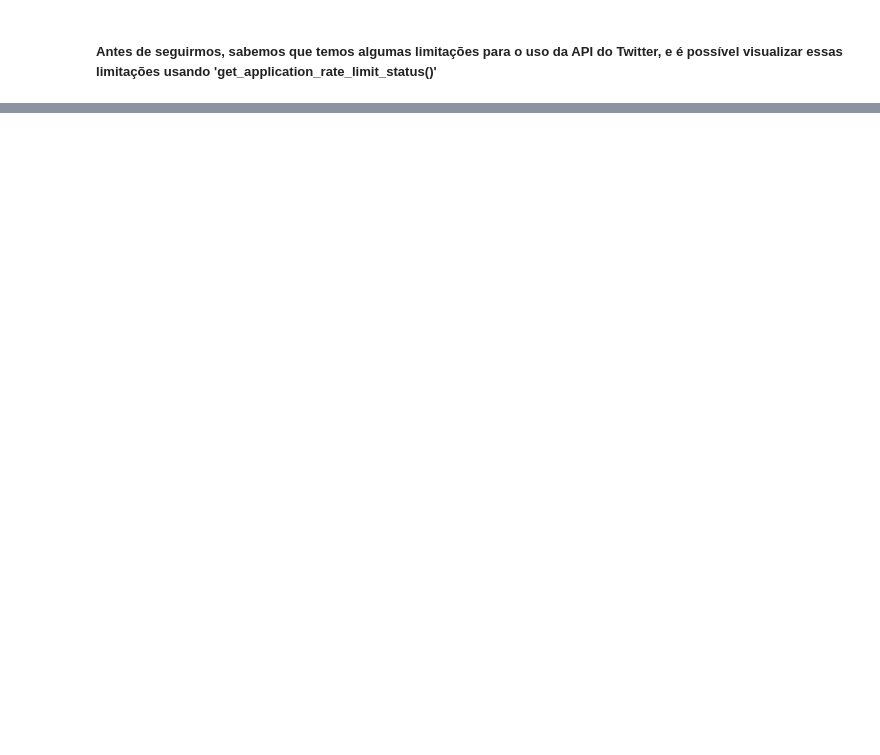
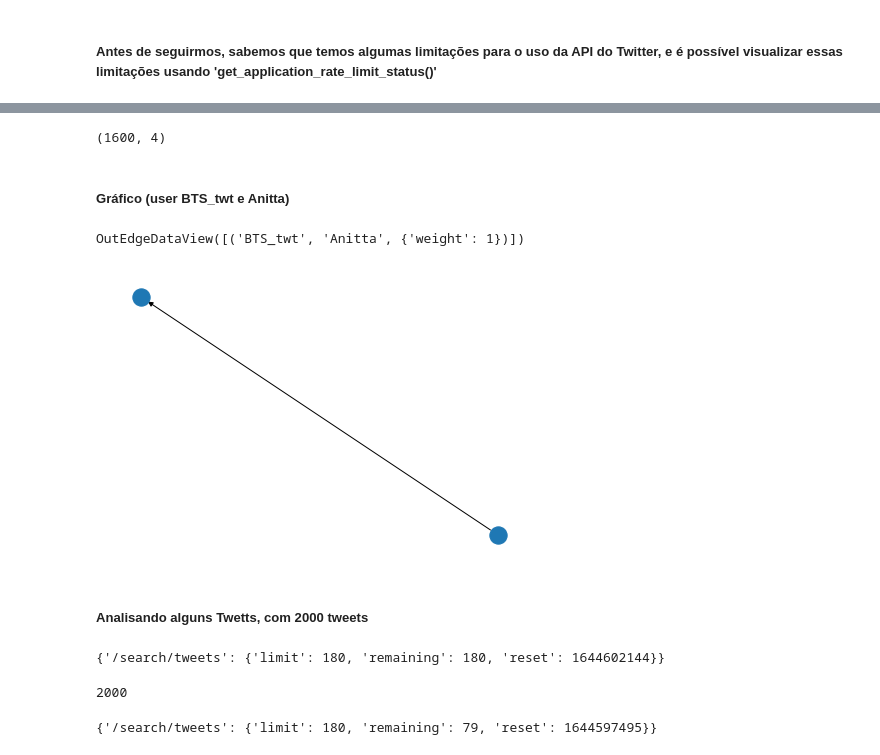
Before and after one commit to alicesbarros/NetworkAnalysis_TwitterAPI, a Jupyter notebook: API_Twitter.ipynb, the cells around one changed output, grey strips where cells are left out. Saved outputs shown, nothing was run; the diff lists cells and outputs as text; code cells hidden in the pictures; blank space fills up the shorter version.

```diff
--- a/API_Twitter.ipynb
+++ b/API_Twitter.ipynb
@@ -43,8 +71,8 @@ rkive.close()
 # %% [markdown]
 Em seguida, vamos usar o Twython para imprimir um URL clicável, que é um link único e só poderemos usar uma vez, visto que ele vai nos direcionar para o PIN de verificação, que será fornecido e usado para as próximas execuções.
 # %%
-twt_API = Twython(API_KEY, API_SECRET_KEY)
+twitterAPI = Twython(API_KEY, API_SECRET_KEY)
 
-tokens_autenticacao = twt_API.get_authentication_tokens()
+tokens_autenticacao = twitterAPI.get_authentication_tokens()
 print(tokens_autenticacao['auth_url'])
 # %% [output]
@@ -53,13 +81,13 @@ https://api.twitter.com/oauth/authenticate?oauth_token=O6vLiwAAAAABYoMUAAABfuBmk
 ##### Autorizando o aplicativo com o PIN de verificação, obtido no URL clicável acima:
 # %%
 # Usar o PIN que foi fornecido no link acima.
-PIN = '7363820'
+PIN = '7788143'
 
-API_twt = Twython(API_KEY, API_SECRET_KEY,
+twitterAPI = Twython(API_KEY, API_SECRET_KEY,
                   tokens_autenticacao['oauth_token'],
                   tokens_autenticacao['oauth_token_secret'])
 
-tokens_autorizados = API_twt.get_authorized_tokens(PIN)
+tokens_autorizados = twitterAPI.get_authorized_tokens(PIN)
 # %% [markdown]
 ##### ...
 Verificando as credenciais do usuário logado.
@@ -204,0 +515,46 @@ next_cursor = -1
+# %%
+dtF_busca.shape
+# %% [output]
+(1600, 4)
+# %% [markdown]
+##### Gráfico (user BTS_twt e Anitta)
+# %%
+import networkx as nx
+
+GraphDi = nx.DiGraph()
+
+bts = twitterAPI.show_user(screen_name = "BTS_twt")
+anitta = twitterAPI.show_user(screen_name = "Anitta")
+
+GraphDi.add_edge(bts["screen_name"], anitta["screen_name"], weight=1)
+# %%
+GraphDi.edges(data=True)
+# %% [output]
+OutEdgeDataView([('BTS_twt', 'Anitta', {'weight': 1})])
+# %%
+%matplotlib inline
+nx.draw(GraphDi)
+# %% [output]
+[figure, added]
+# %% [markdown]
+##### Analisando alguns Twetts, com 2000 tweets
+# %%
+# Verificando a taxa de limite para o 'search' do Twitter, antes da busca
+twitterAPI.get_application_rate_limit_status()["resources"]["search"]
+# %% [output]
+{'/search/tweets': {'limit': 180, 'remaining': 180, 'reset': 1644602144}}
+# %%
+import itertools
+
+NUM_TWEETSS = 2000
+
+crsr = twitterAPI.cursor(twitterAPI.search, q="#BTS", count=100, until="2022-02-12", result_type="mixed")
+busca_tweets = list(itertools.islice(crsr, NUM_TWEETSS))
+len(busca_tweets)
+# %% [output]
+2000
+# %%
+# Verificando a taxa de limite para o 'search' do Twitter, após a busca
+twitterAPI.get_application_rate_limit_status()["resources"]["search"]
+# %% [output]
+{'/search/tweets': {'limit': 180, 'remaining': 79, 'reset': 1644597495}}
```
Also changed, not shown: parts of 85 cells of this notebook.
